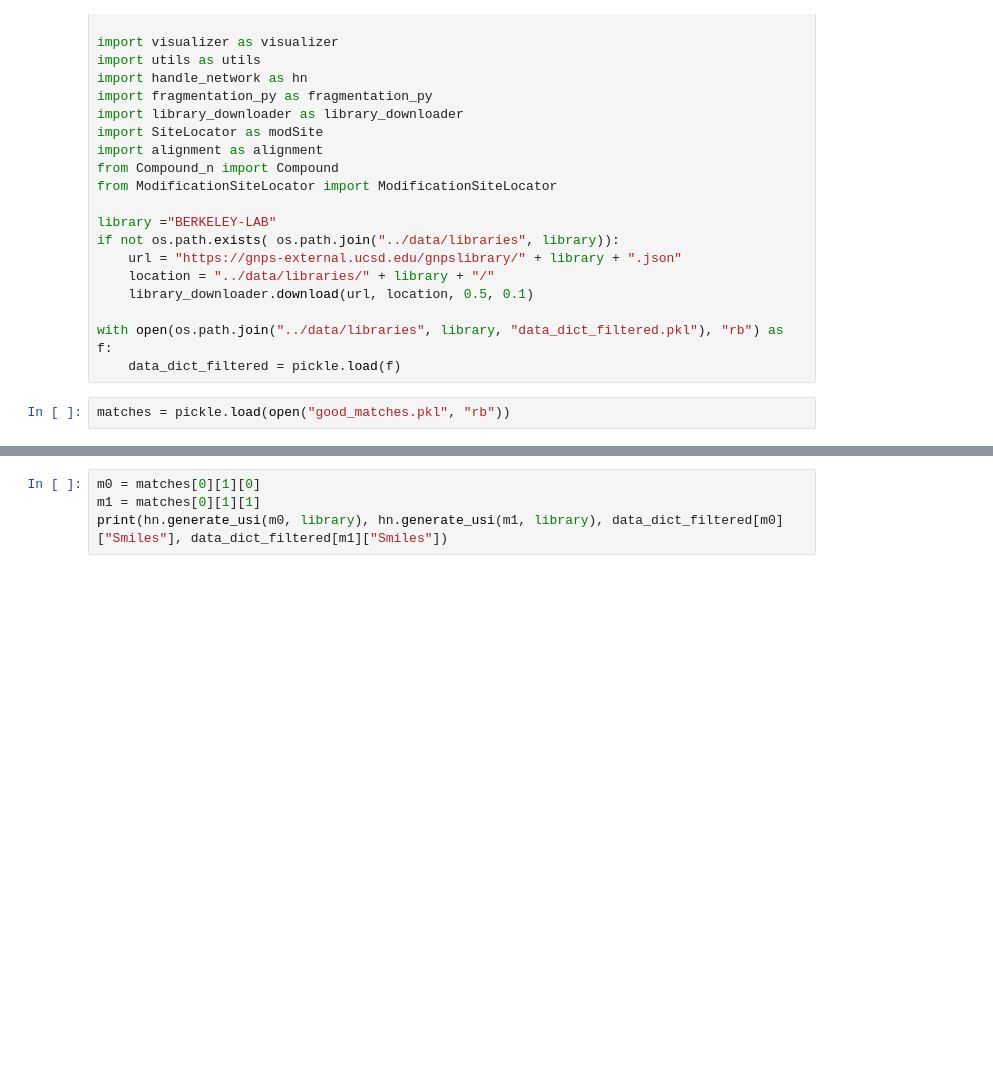
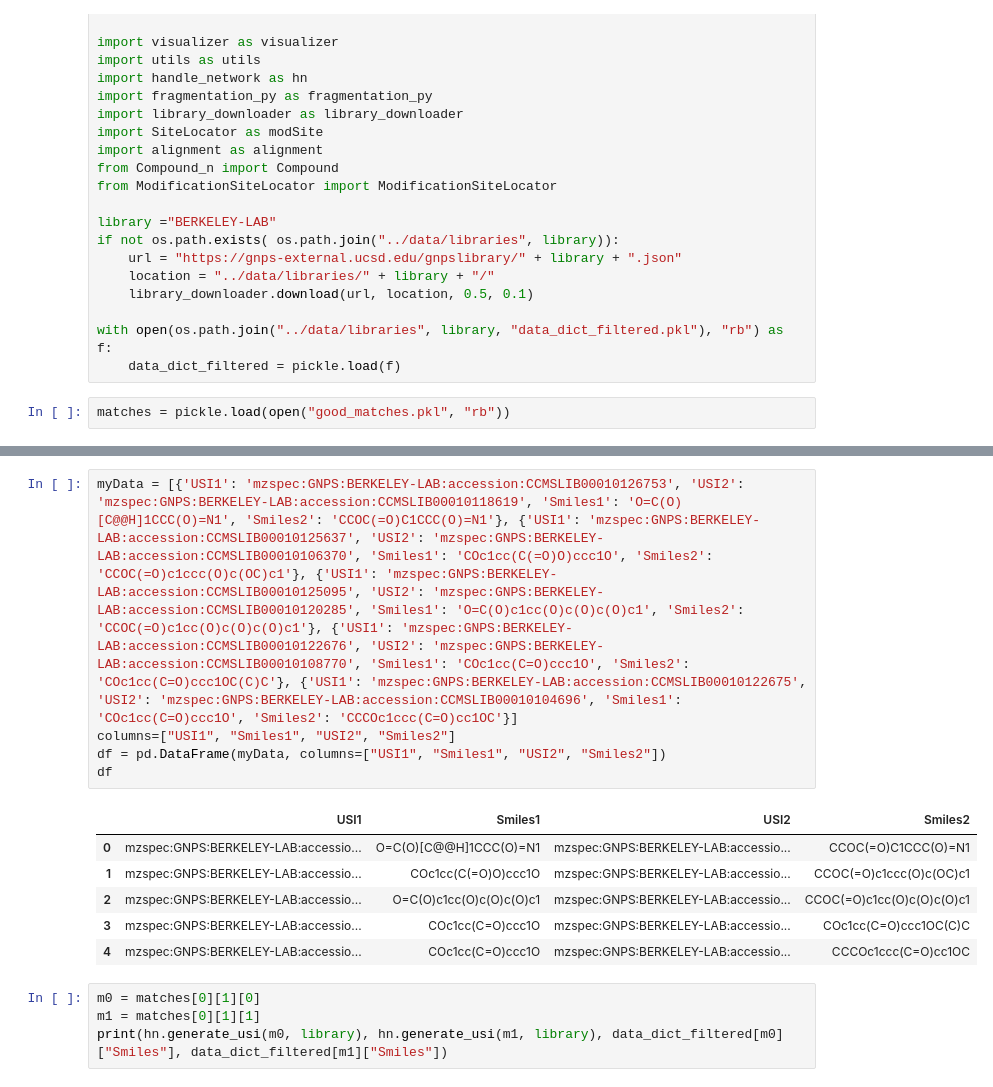
Before and after one commit to mshahneh/SmallMol_Mod_Site_Localization, a Jupyter notebook: poster/display_good_matches.ipynb, the cells around one changed output, grey strips where cells are left out. Cells and saved outputs as stored; diff of their text form; blank space fills up the shorter version.

```diff
--- a/poster/display_good_matches.ipynb
+++ b/poster/display_good_matches.ipynb
@@ -41,3 +65,15 @@ matches = pickle.load(open("good_matches.pkl", "rb"))
+# %%
+myData = [{'USI1': 'mzspec:GNPS:BERKELEY-LAB:accession:CCMSLIB00010126753', 'USI2': 'mzspec:GNPS:BERKELEY-LAB:accession:CCMSLIB00010118619', 'Smiles1': 'O=C(O)[C@@H]1CCC(O)=N1', 'Smiles2': 'CCOC(=O)C1CCC(O)=N1'}, {'USI1': 'mzspec:GNPS:BERKELEY-LAB:accession:CCMSLIB00010125637', 'USI2': 'mzspec:GNPS:BERKELEY-LAB:accession:CCMSLIB00010106370', 'Smiles1': 'COc1cc(C(=O)O)ccc1O', 'Smiles2': 'CCOC(=O)c1ccc(O)c(OC)c1'}, {'USI1': 'mzspec:GNPS:BERKELEY-LAB:accession:CCMSLIB00010125095', 'USI2': 'mzspec:GNPS:BERKELEY-LAB:accession:CCMSLIB00010120285', 'Smiles1': 'O=C(O)c1cc(O)c(O)c(O)c1', 'Smiles2': 'CCOC(=O)c1cc(O)c(O)c(O)c1'}, {'USI1': 'mzspec:GNPS:BERKELEY-LAB:accession:CCMSLIB00010122676', 'USI2': 'mzspec:GNPS:BERKELEY-LAB:accession:CCMSLIB00010108770', 'Smiles1': 'COc1cc(C=O)ccc1O', 'Smiles2': 'COc1cc(C=O)ccc1OC(C)C'}, {'USI1': 'mzspec:GNPS:BERKELEY-LAB:accession:CCMSLIB00010122675', 'USI2': 'mzspec:GNPS:BERKELEY-LAB:accession:CCMSLIB00010104696', 'Smiles1': 'COc1cc(C=O)ccc1O', 'Smiles2': 'CCCOc1ccc(C=O)cc1OC'}]
+columns=["USI1", "Smiles1", "USI2", "Smiles2"]
+df = pd.DataFrame(myData, columns=["USI1", "Smiles1", "USI2", "Smiles2"])
+df
+# %% [output]
+|  | USI1 | Smiles1 | USI2 | Smiles2 |
+| 0 | mzspec:GNPS:BERKELEY-LAB:accessio... | O=C(O)[C@@H]1CCC(O)=N1 | mzspec:GNPS:BERKELEY-LAB:accessio... | CCOC(=O)C1CCC(O)=N1 |
+| 1 | mzspec:GNPS:BERKELEY-LAB:accessio... | COc1cc(C(=O)O)ccc1O | mzspec:GNPS:BERKELEY-LAB:accessio... | CCOC(=O)c1ccc(O)c(OC)c1 |
+| 2 | mzspec:GNPS:BERKELEY-LAB:accessio... | O=C(O)c1cc(O)c(O)c(O)c1 | mzspec:GNPS:BERKELEY-LAB:accessio... | CCOC(=O)c1cc(O)c(O)c(O)c1 |
+| 3 | mzspec:GNPS:BERKELEY-LAB:accessio... | COc1cc(C=O)ccc1O | mzspec:GNPS:BERKELEY-LAB:accessio... | COc1cc(C=O)ccc1OC(C)C |
+| 4 | mzspec:GNPS:BERKELEY-LAB:accessio... | COc1cc(C=O)ccc1O | mzspec:GNPS:BERKELEY-LAB:accessio... | CCCOc1ccc(C=O)cc1OC |
 # %%
 m0 = matches[0][1][0]
 m1 = matches[0][1][1]
```
Also changed, not shown: parts of 1 cell of this notebook, 39 other files.
